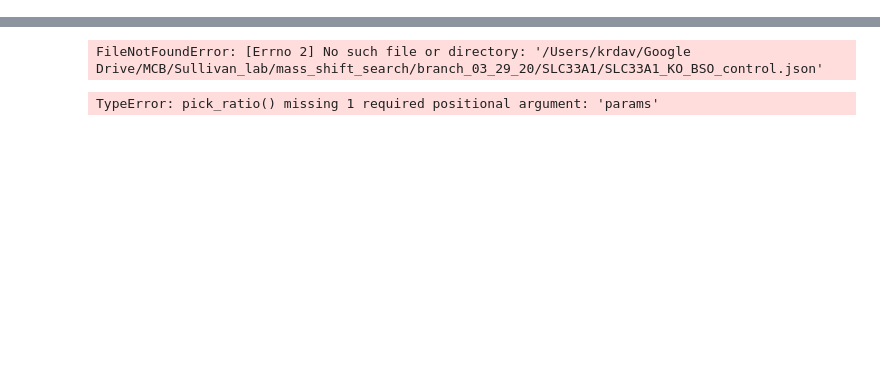
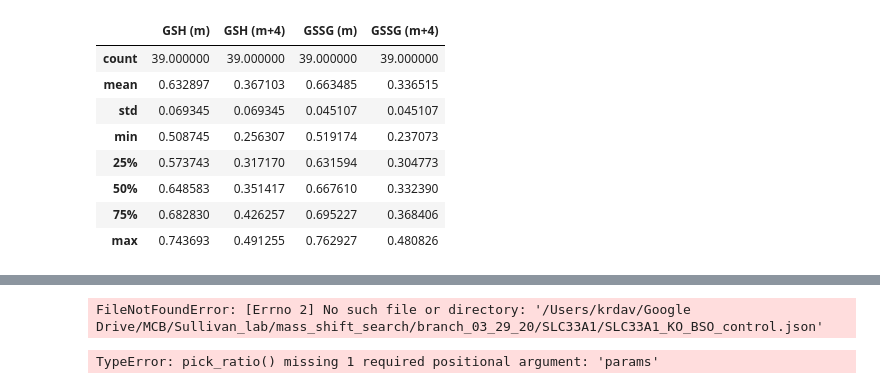
Before and after one commit to krdav/RMA_tracing, a Jupyter notebook: find_peak_pairs.ipynb, the cells around one changed output, grey strips where cells are left out. Cells and saved outputs as stored; diff of their text form; code cells hidden in the pictures; blank space fills up the shorter version.

```diff
--- a/find_peak_pairs.ipynb
+++ b/find_peak_pairs.ipynb
@@ -127,2 +150,14 @@ pick_ratio(peak_obj.peak_data_pos, peak_obj.area_colnames_pos, intra_label_names
+# %%
+pick_ratio(peak_obj.peak_data_neg, peak_obj.area_colnames_neg, peak_obj.sample_label['cys'], known_cys_fnam, isotope_obj.formula2mass, ['m', 'm+4'], params)
+# %% [output]
+|  | GSH (m) | GSH (m+4) | GSSG (m) | GSSG (m+4) |
+| count | 39.000000 | 39.000000 | 39.000000 | 39.000000 |
+| mean | 0.632897 | 0.367103 | 0.663485 | 0.336515 |
+| std | 0.069345 | 0.069345 | 0.045107 | 0.045107 |
+| min | 0.508745 | 0.256307 | 0.519174 | 0.237073 |
+| 25% | 0.573743 | 0.317170 | 0.631594 | 0.304773 |
+| 50% | 0.648583 | 0.351417 | 0.667610 | 0.332390 |
+| 75% | 0.682830 | 0.426257 | 0.695227 | 0.368406 |
+| max | 0.743693 | 0.491255 | 0.762927 | 0.480826 |
 # %%
 # Based on above analysis cutoff is chosen:
```
Also changed, not shown: parts of 19 cells of this notebook.
